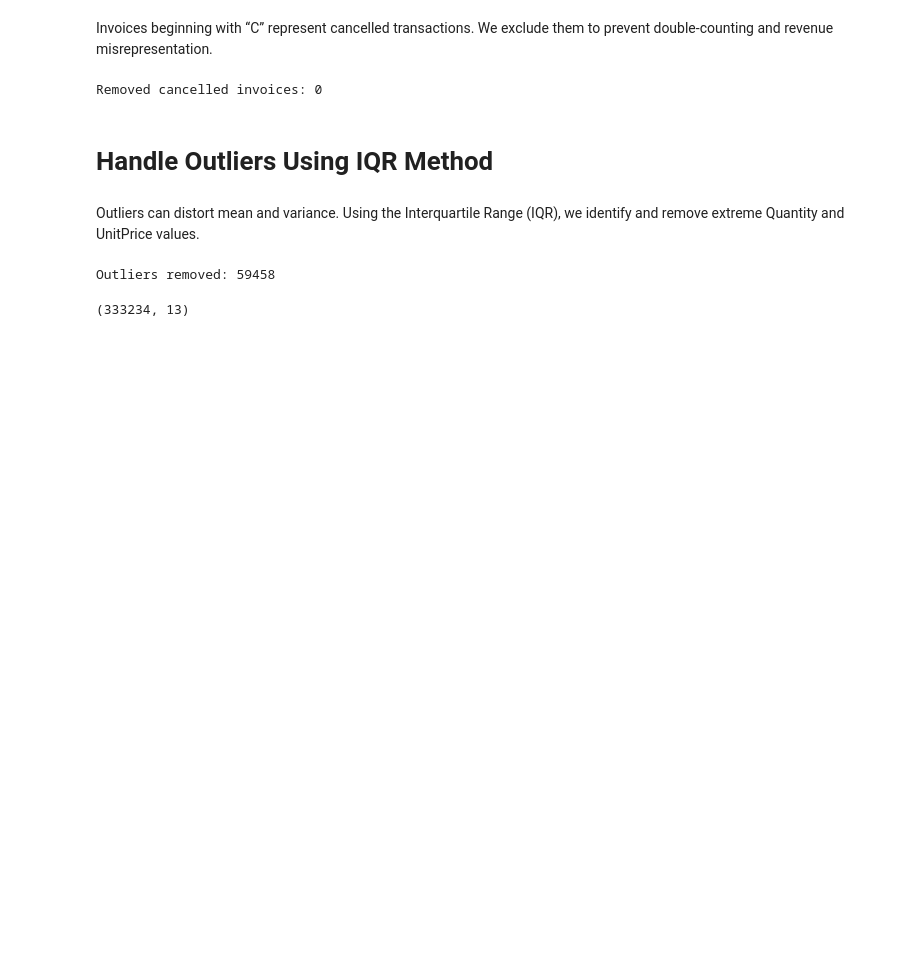
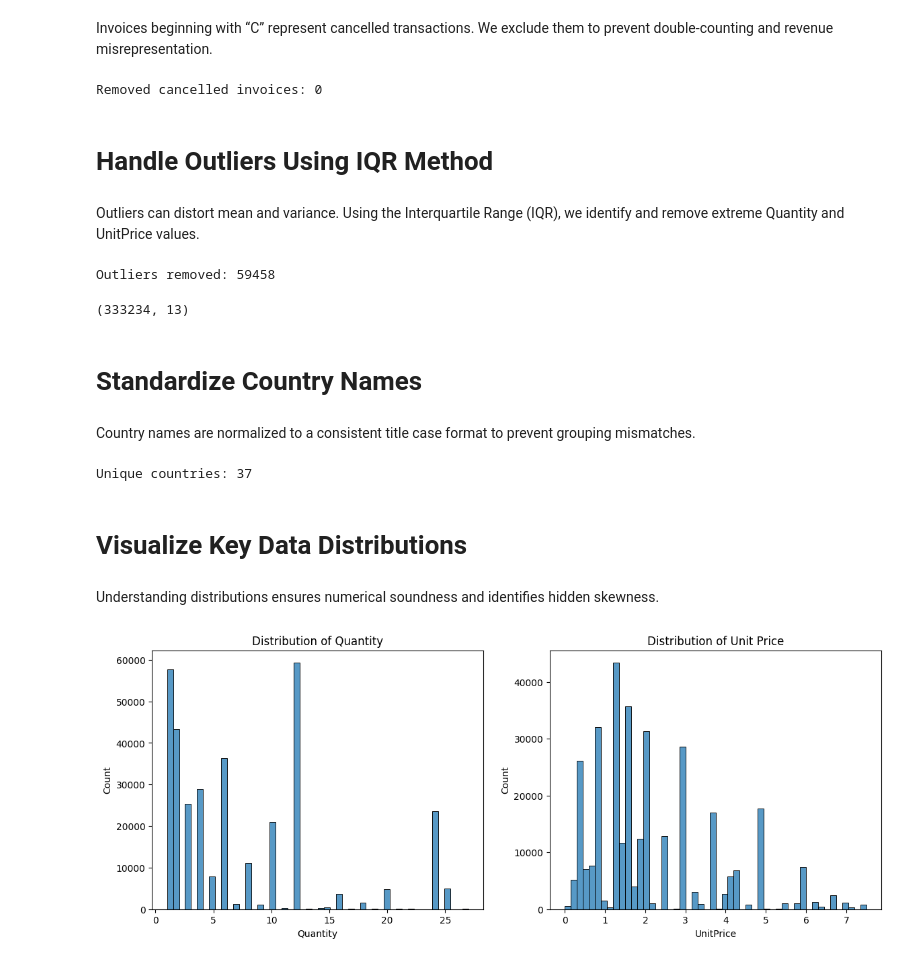
Before and after one commit to sainath2212/retail-stock-insights, a Jupyter notebook: notebooks/data_preprocessing.ipynb, the cells around one changed output. Cells and saved outputs as stored; diff of their text form; code cells hidden in the pictures; blank space fills up the shorter version.

Commit message:
added total data preprocessing till phase 1

```diff
--- a/notebooks/data_preprocessing.ipynb
+++ b/notebooks/data_preprocessing.ipynb
@@ -208,3 +208,27 @@ Outliers removed: 59458
 df.shape
 # %% [output]
 (333234, 13)
+# %% [markdown]
+# **Standardize Country Names**
+# %% [markdown]
+Country names are normalized to a consistent title case format to prevent grouping mismatches.
+# %%
+df["Country"] = df["Country"].str.strip().str.title()
+print("Unique countries:", df["Country"].nunique())
+# %% [output]
+Unique countries: 37
+# %% [markdown]
+# **Visualize Key Data Distributions**
+# %% [markdown]
+Understanding distributions ensures numerical soundness and identifies hidden skewness.
+# %%
+# Quantity and Unit Price Distribution
+fig, ax = plt.subplots(1, 2, figsize=(14, 5))
+sns.histplot(df["Quantity"], bins=50, ax=ax[0])
+ax[0].set_title("Distribution of Quantity")
+
+sns.histplot(df["UnitPrice"], bins=50, ax=ax[1])
+ax[1].set_title("Distribution of Unit Price")
+plt.show()
+# %% [output]
+[figure, added]
```
Also changed, not shown: parts of 37 cells of this notebook, 2 other files.
